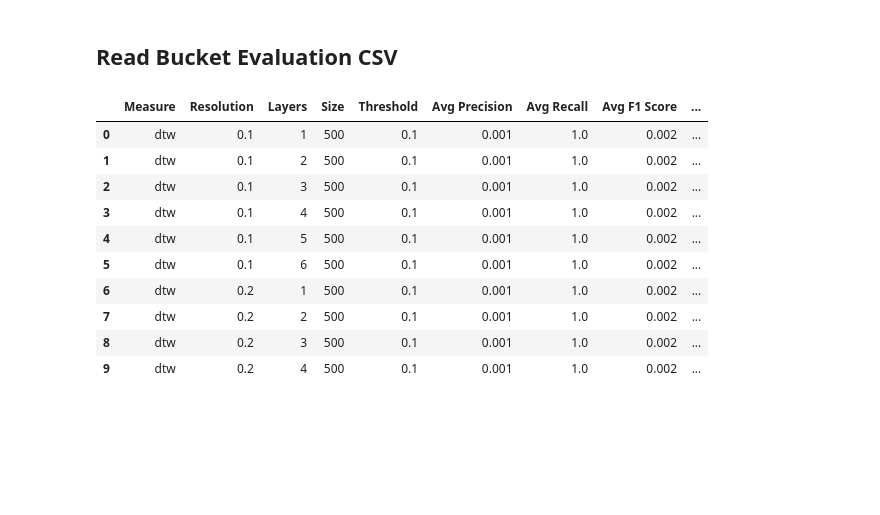
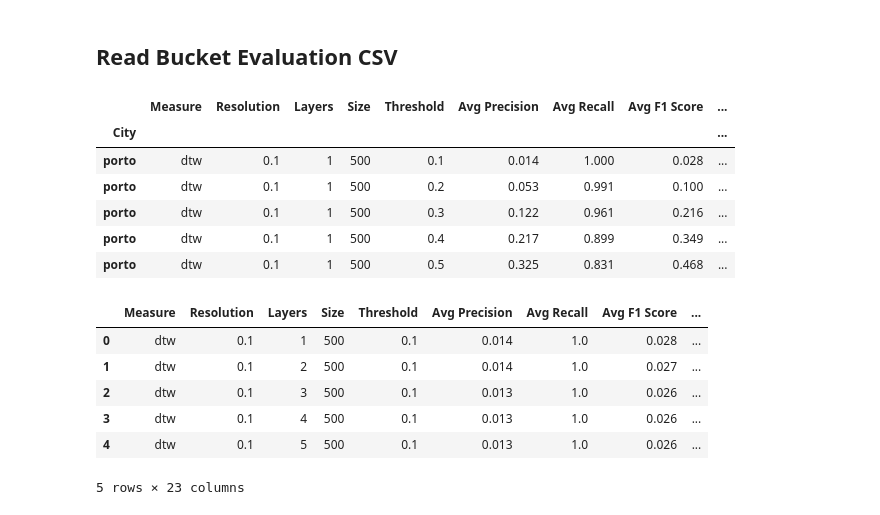
Before and after one commit to eivindmidtbo/masteroppgave, a Jupyter notebook: result_analysis/bucketing_vs_nobucketing/bucketing_vs_nobucketing.ipynb, the cells around one changed output. Saved outputs shown, nothing was run; the diff lists cells and outputs as text; code cells hidden in the pictures; blank space fills up the shorter version.

```diff
--- a/result_analysis/bucketing_vs_nobucketing/bucketing_vs_nobucketing.ipynb
+++ b/result_analysis/bucketing_vs_nobucketing/bucketing_vs_nobucketing.ipynb
@@ -78,45 +113,61 @@ DATA_SIZE = 500
 SCHEME = "grid"
 
 folder_path = f"../../results_hashed/bucket_evaluation/{BUCKETING_METHOD}/"
-file_name = f"{CITY}_{MEASURE}_{SCHEME}_{DATA_SIZE}.csv"
+file_name = f"{CITY}_{MEASURE}_{SCHEME}_{DATA_SIZE}_{BUCKETING_METHOD}.csv"
 file_path = folder_path + file_name
 
 bucket_evaluation = pd.read_csv(file_path, index_col=0)
+
+bucket_evaluation.head(5)
+# %% [output]
+|  | Measure | Resolution | Layers | Size | Threshold | Avg Precision | Avg Recall | Avg F1 Score | ... |
+| City |  |  |  |  |  |  |  |  | ... |
+| porto | dtw | 0.1 | 1 | 500 | 0.1 | 0.014 | 1.000 | 0.028 | ... |
+| porto | dtw | 0.1 | 1 | 500 | 0.2 | 0.053 | 0.991 | 0.100 | ... |
+| porto | dtw | 0.1 | 1 | 500 | 0.3 | 0.122 | 0.961 | 0.216 | ... |
+| porto | dtw | 0.1 | 1 | 500 | 0.4 | 0.217 | 0.899 | 0.349 | ... |
+| porto | dtw | 0.1 | 1 | 500 | 0.5 | 0.325 | 0.831 | 0.468 | ... |
 # %%
 # First, filter the bucket_evaluation dataframe
 filtered_eval = bucket_evaluation[
     (bucket_evaluation["Avg Recall"] == 1) &
     (bucket_evaluation["Threshold"] == 0.1)
 ]
 
 # Select only the necessary columns from runtime_bucketing
 runtime_selected = runtime_bucketing[[
     "Resolution", "Layers",
     "Average Similarity Computation Time (Seconds)",
     "Average Hash Generation Time (Seconds)",
     "Average Bucket Distribution Time (Seconds)",
     "Total time (Seconds)"
 ]]
 
 # Merge using only Diameter, Layers, and Disks as keys
-merged_df = filtered_eval.merge(
+runtime_bucketing_and_bucket_evaluation = filtered_eval.merge(
     runtime_selected,
     on=["Resolution", "Layers"],
     how="left"
 )
 
-merged_df.head(10)
+columns_to_show = [
+    "Resolution", "Layers",
+    "Avg Correlation Coefficient",
+    "Avg Recall", "Threshold",
+    "Average Similarity Computation Time (Seconds)",
+    "Average Hash Generation Time (Seconds)",
+    "Average Bucket Distribution Time (Seconds)",
+    "Total time (Seconds)"
+]
+
+runtime_bucketing_and_bucket_evaluation.head(5)
 # %% [output]
 |  | Measure | Resolution | Layers | Size | Threshold | Avg Precision | Avg Recall | Avg F1 Score | ... |
-| 0 | dtw | 0.1 | 1 | 500 | 0.1 | 0.001 | 1.0 | 0.002 | ... |
-| 1 | dtw | 0.1 | 2 | 500 | 0.1 | 0.001 | 1.0 | 0.002 | ... |
-| 2 | dtw | 0.1 | 3 | 500 | 0.1 | 0.001 | 1.0 | 0.002 | ... |
-| 3 | dtw | 0.1 | 4 | 500 | 0.1 | 0.001 | 1.0 | 0.002 | ... |
-| 4 | dtw | 0.1 | 5 | 500 | 0.1 | 0.001 | 1.0 | 0.002 | ... |
-| 5 | dtw | 0.1 | 6 | 500 | 0.1 | 0.001 | 1.0 | 0.002 | ... |
-| 6 | dtw | 0.2 | 1 | 500 | 0.1 | 0.001 | 1.0 | 0.002 | ... |
-| 7 | dtw | 0.2 | 2 | 500 | 0.1 | 0.001 | 1.0 | 0.002 | ... |
-| 8 | dtw | 0.2 | 3 | 500 | 0.1 | 0.001 | 1.0 | 0.002 | ... |
-| 9 | dtw | 0.2 | 4 | 500 | 0.1 | 0.001 | 1.0 | 0.002 | ... |
+| 0 | dtw | 0.1 | 1 | 500 | 0.1 | 0.014 | 1.0 | 0.028 | ... |
+| 1 | dtw | 0.1 | 2 | 500 | 0.1 | 0.014 | 1.0 | 0.027 | ... |
+| 2 | dtw | 0.1 | 3 | 500 | 0.1 | 0.013 | 1.0 | 0.026 | ... |
+| 3 | dtw | 0.1 | 4 | 500 | 0.1 | 0.013 | 1.0 | 0.026 | ... |
+| 4 | dtw | 0.1 | 5 | 500 | 0.1 | 0.013 | 1.0 | 0.026 | ... |
+5 rows × 23 columns
 # %%
 # Sort the merged dataframe by Avg Correlation Coefficient in descending order
```
Also changed, not shown: parts of 7 cells of this notebook, 1 other file.
